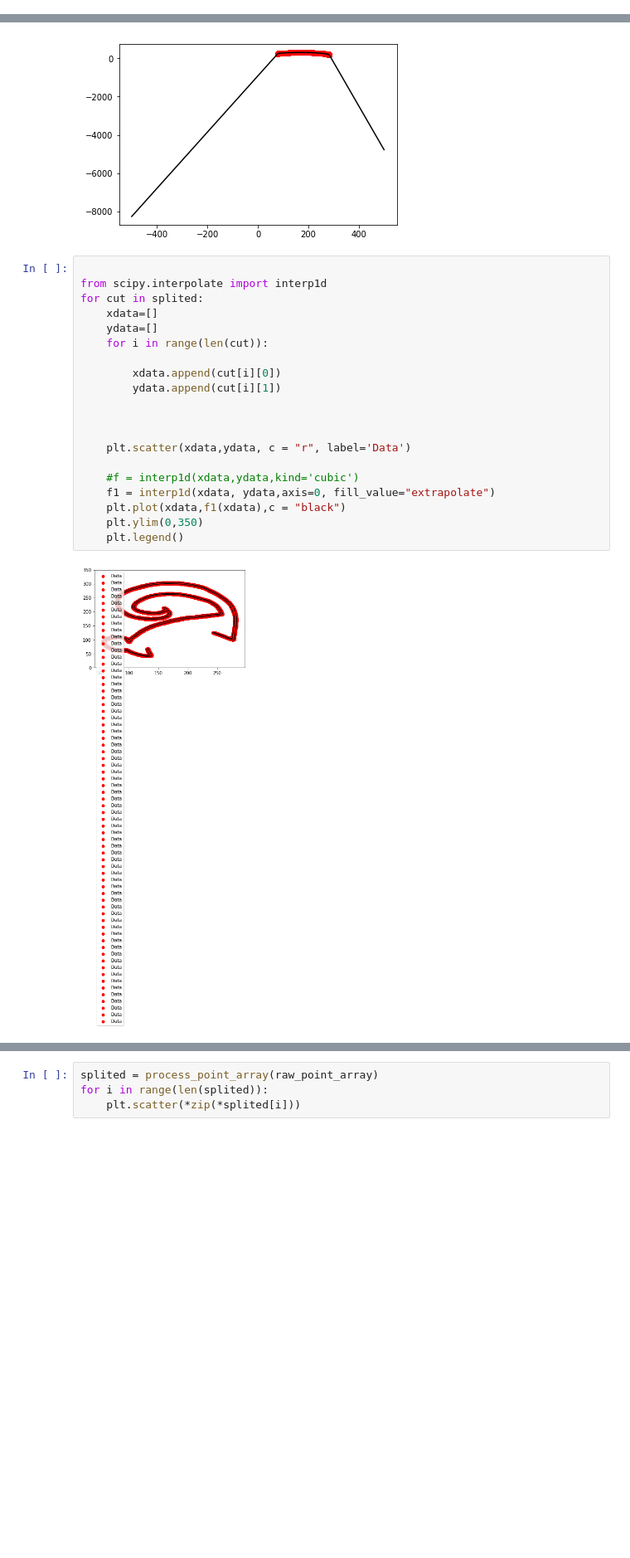
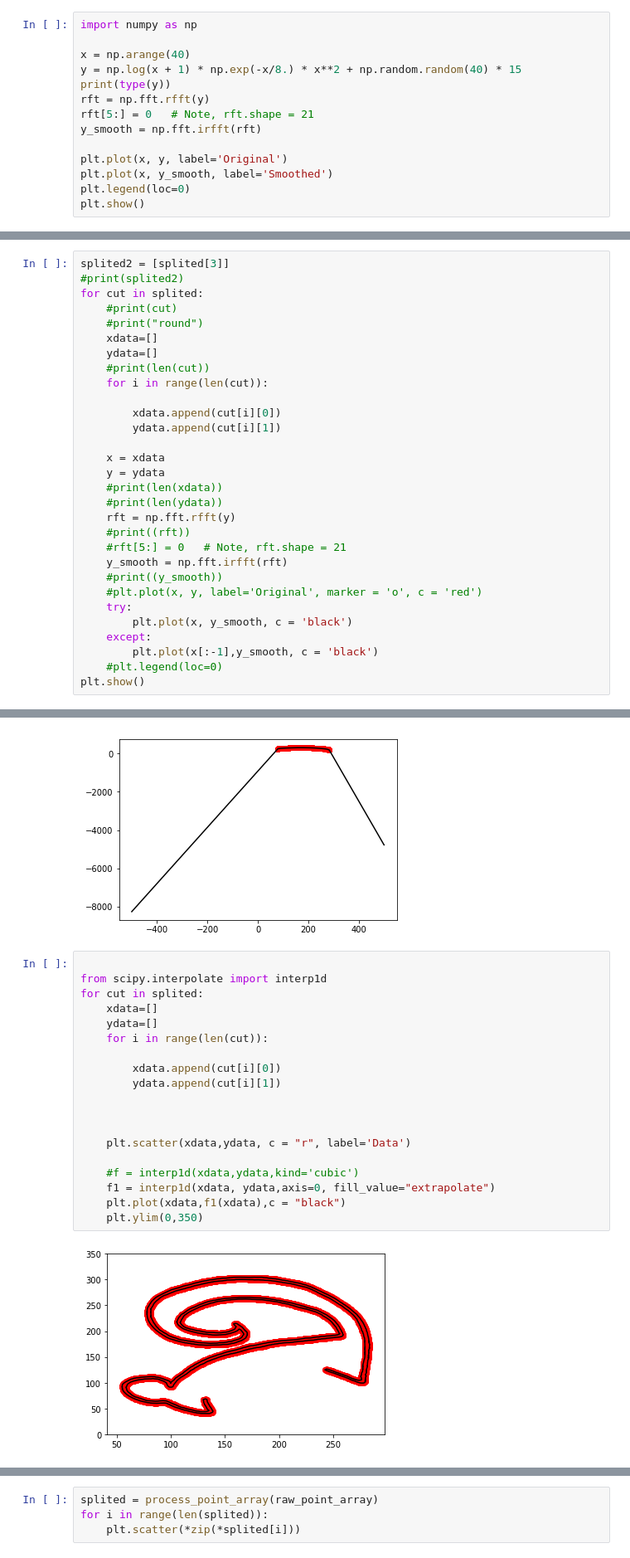
Before and after one commit to DeepFriedPollock/am_205_project, a Jupyter notebook: tyler_in_progress.ipynb, the cells around one changed output, grey strips where cells are left out. Shown at 83% size. Drawn from its saved outputs; the diff is of its cells as text; blank space fills up the shorter version.

```diff
--- a/tyler_in_progress.ipynb
+++ b/tyler_in_progress.ipynb
@@ -453,3 +453,17 @@ lenght of cut 5
 lenght of cut 2
 lenght of cut 3
 [figure]
+# %%
+import numpy as np
+
+x = np.arange(40)
+y = np.log(x + 1) * np.exp(-x/8.) * x**2 + np.random.random(40) * 15
+print(type(y))
+rft = np.fft.rfft(y)
+rft[5:] = 0   # Note, rft.shape = 21
+y_smooth = np.fft.irfft(rft)
+
+plt.plot(x, y, label='Original')
+plt.plot(x, y_smooth, label='Smoothed')
+plt.legend(loc=0)
+plt.show()
@@ -455,0 +473,30 @@ lenght of cut 3
+# %%
+splited2 = [splited[3]]
+#print(splited2)
+for cut in splited:
+    #print(cut)
+    #print("round")
+    xdata=[]
+    ydata=[]
+    #print(len(cut))
+    for i in range(len(cut)):
+
+        xdata.append(cut[i][0])
+        ydata.append(cut[i][1])
+
+    x = xdata
+    y = ydata
+    #print(len(xdata))
+    #print(len(ydata))
+    rft = np.fft.rfft(y)
+    #print((rft))
+    #rft[5:] = 0   # Note, rft.shape = 21
+    y_smooth = np.fft.irfft(rft)
+    #print((y_smooth))
+    #plt.plot(x, y, label='Original', marker = 'o', c = 'red')
+    try:
+        plt.plot(x, y_smooth, c = 'black')
+    except:
+        plt.plot(x[:-1],y_smooth, c = 'black')
+    #plt.legend(loc=0)
+plt.show()
@@ -475,22 +524,21 @@ for cut in splited1:
 # %%
 
 from scipy.interpolate import interp1d
 for cut in splited:
     xdata=[]
     ydata=[]
     for i in range(len(cut)):
 
         xdata.append(cut[i][0])
         ydata.append(cut[i][1])
 
 
 
     plt.scatter(xdata,ydata, c = "r", label='Data')
 
     #f = interp1d(xdata,ydata,kind='cubic')
     f1 = interp1d(xdata, ydata,axis=0, fill_value="extrapolate")
     plt.plot(xdata,f1(xdata),c = "black")
     plt.ylim(0,350)
-    plt.legend()
 # %% [output]
-[figure, old version]
+[figure, new version]
```
Also changed, not shown: parts of 3 cells of this notebook.
